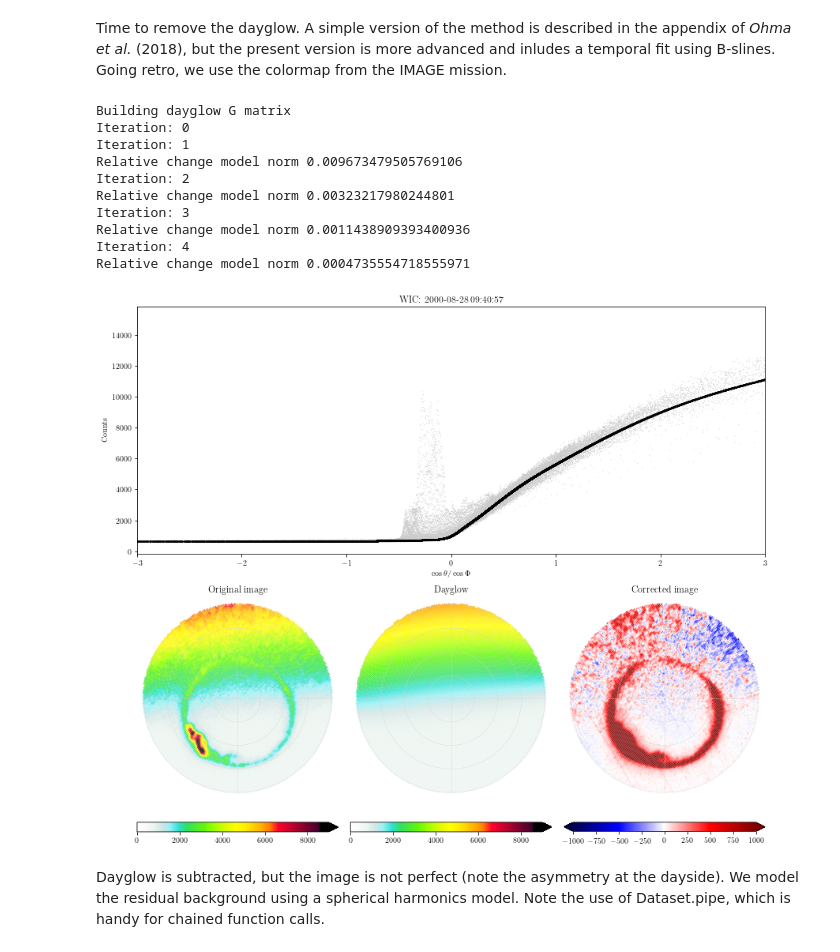
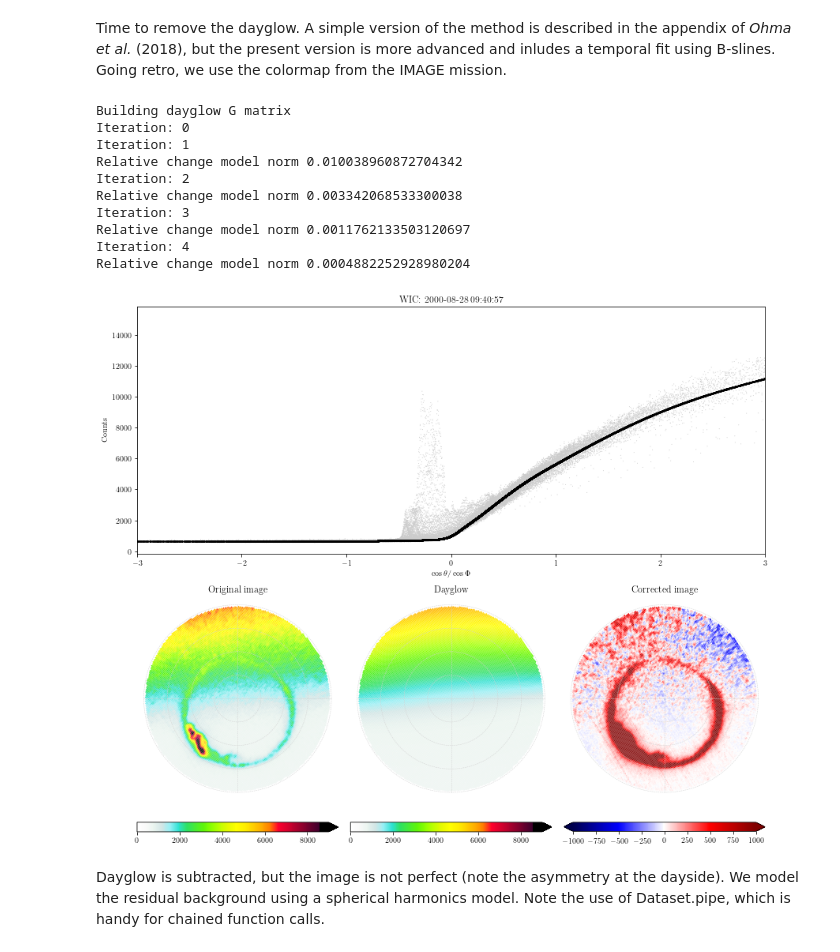
Before and after one commit to aohma/fuvpy, a Jupyter notebook: notebooks/fuvpyExample.ipynb, the cells around one changed output. Cells and saved outputs as stored; diff of their text form; code cells hidden in the pictures.

```diff
--- a/notebooks/fuvpyExample.ipynb
+++ b/notebooks/fuvpyExample.ipynb
@@ -99,20 +100,20 @@ fuv.plotimgProj(wic.isel(date=6),inImg='img',crange=(0,4000))
 # %% [markdown]
 Time to remove the dayglow. A simple version of the method is described in the appendix of *Ohma et al.* (2018), but the present version is more advanced and inludes a temporal fit using B-slines. Going retro, we use the colormap from the IMAGE mission.
 # %%
-wic = fuv.makeDGmodel(wic,transform='log',tOrder=0)
+wic = fuv.makeDGmodel(wic,transform='log',tOrder=1)
 fuv.showDGmodel(wic.isel(date=6),cmap=fuv.getIMAGEcmap())
 # %% [output]
 Building dayglow G matrix
 Iteration: 0
 Iteration: 1
-Relative change model norm 0.009673479505769106
+Relative change model norm 0.010038960872704342
 Iteration: 2
-Relative change model norm 0.00323217980244801
+Relative change model norm 0.003342068533300038
 Iteration: 3
-Relative change model norm 0.0011438909393400936
+Relative change model norm 0.0011762133503120697
 Iteration: 4
-Relative change model norm 0.0004735554718555971
+Relative change model norm 0.0004882252928980204
-[figure, old version]
+[figure, new version]
 # %% [markdown]
 Dayglow is subtracted, but the image is not perfect (note the asymmetry at the dayside). We model the residual background using a spherical harmonics model. Note the use of Dataset.pipe, which is handy for chained function calls.
 # %%
```
Also changed, not shown: parts of 8 cells of this notebook, 13 other files.
